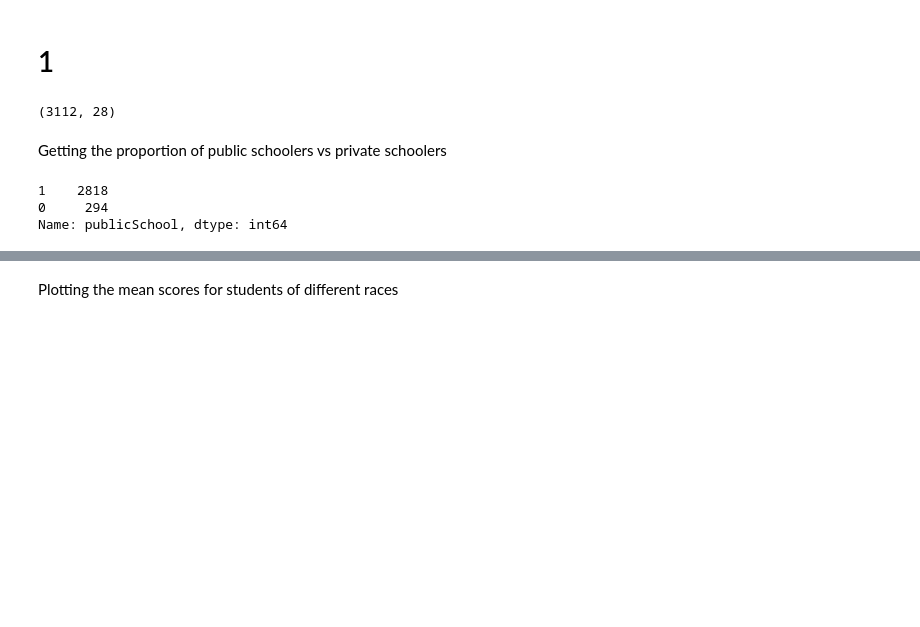
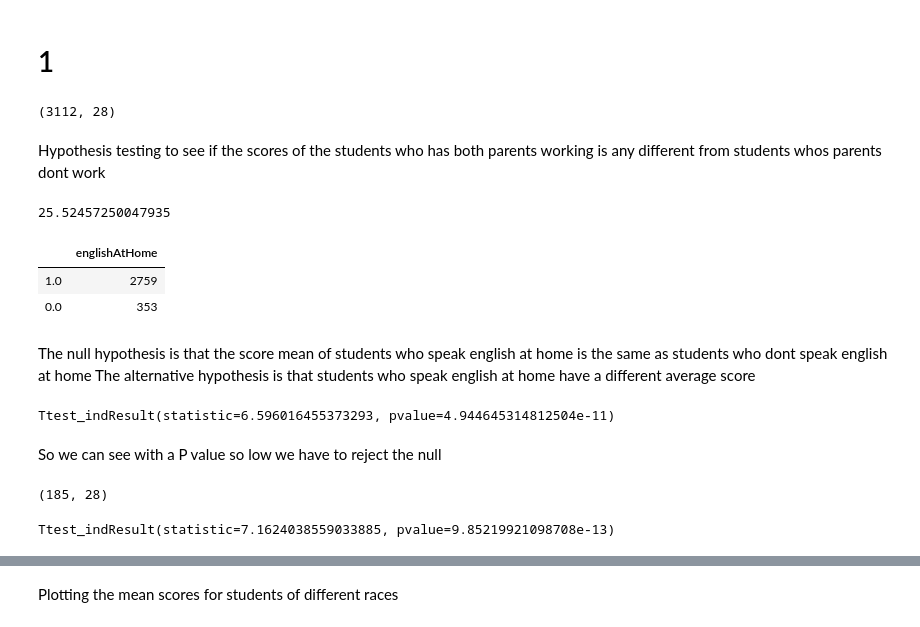
Before and after one commit to gabbyflabby/Test_Scores, a Jupyter notebook: Hypothesis testing.ipynb, the cells around one changed output, grey strips where cells are left out. Drawn from its saved outputs; the diff is of its cells as text; code cells hidden in the pictures; blank space fills up the shorter version.

Commit message:
added some two sample t tests

```diff
--- a/Hypothesis testing.ipynb
+++ b/Hypothesis testing.ipynb
@@ -13,11 +15,46 @@ df = pd.read_csv('clean_data_for_regression.csv',index_col=0)
 df.shape
 # %% [output]
 (3112, 28)
-# %% [markdown]
-Getting the proportion of public schoolers vs private schoolers
-# %%
-df['publicSchool'].value_counts()
-# %% [output]
-1    2818
-0     294
-Name: publicSchool, dtype: int64
+# %% [markdown]
+Hypothesis testing to see if the scores of the students who has both parents working is any different from students whos parents dont work
+# %%
+# finding how big my sample size has to be
+effect_size = 0.8
+alpha = 0.05
+power = 0.8
+
+power_analysis = TTestIndPower()
+sample_size = power_analysis.solve_power(effect_size = effect_size,
+                                         power = power,
+                                         alpha = alpha)
+sample_size
+# %% [output]
+25.52457250047935
+# %%
+# checking the size of these two samples
+pd.DataFrame(df['englishAtHome'].value_counts())
+# %% [output]
+|  | englishAtHome |
+| 1.0 | 2759 |
+| 0.0 | 353 |
+# %% [markdown]
+The null hypothesis is that the score mean of students who speak english at home is the same as students who dont speak english at home
+The alternative hypothesis is that students who speak english at home have a different average score
+# %%
+# making a two sample t test to see if these means are different
+stats.ttest_ind(df[df['englishAtHome']==1]['readingScore'],df[df['englishAtHome']==0]['readingScore'])
+# %% [output]
+Ttest_indResult(statistic=6.596016455373293, pvalue=4.944645314812504e-11)
+# %% [markdown]
+So we can see with a P value so low we have to reject the null
+# %%
+# how many students do we have with both parents didnt go to high school
+df[(df['fatherHS']==0) & (df['motherHS']==0)].shape
+# %% [output]
+(185, 28)
+# %%
+parent_with_hs = df[(df['fatherHS']==1) | (df['motherHS']==1)]['readingScore']
+parent_with_no_hs = df[(df['fatherHS']==0) & (df['motherHS']==0)]['readingScore']
+stats.ttest_ind(parent_with_hs,parent_with_no_hs)
+# %% [output]
+Ttest_indResult(statistic=7.1624038559033885, pvalue=9.85219921098708e-13)
```
Also changed, not shown: parts of 5 cells of this notebook.
